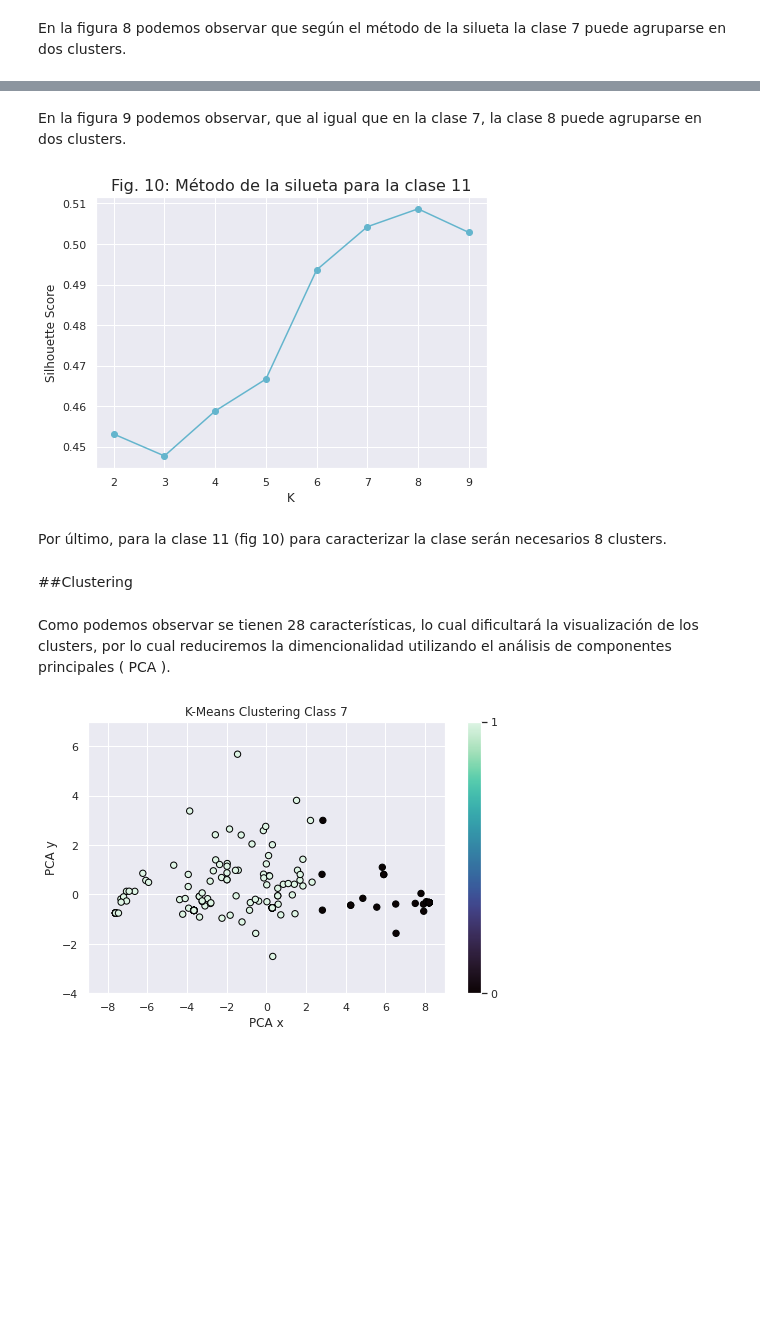
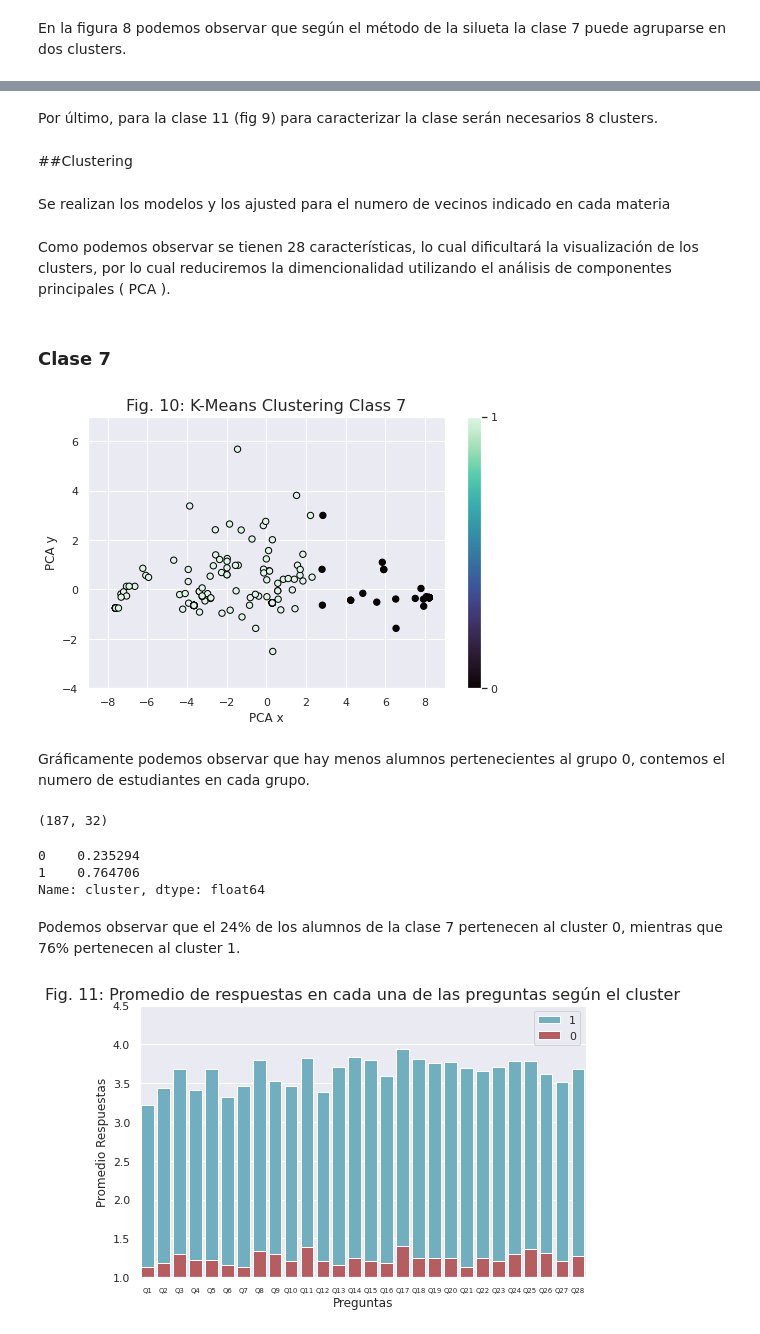
Before and after one commit to SarahLares/Clustering_on_Survery, a Jupyter notebook: Tarea_3_Clustering.ipynb, the cells around one changed output, grey strips where cells are left out. Drawn from its saved outputs; the diff is of its cells as text; code cells hidden in the pictures; blank space fills up the shorter version.

```diff
--- a/Tarea_3_Clustering.ipynb
+++ b/Tarea_3_Clustering.ipynb
@@ -254,17 +249,8 @@ plt.show()
-# %% [markdown]
-En la figura 9 podemos observar, que al igual que en la clase 7, la clase 8 puede agruparse en dos clusters.
-# %%
-plt.figure(figsize=(7,5))
-plt.plot(np.linspace(2,9,8),sil_11,'co-')
-plt.xlabel ('K')
-plt.ylabel ('Silhouette Score')
-plt.title('Fig. 10: Método de la silueta para la clase 11',fontsize=16)
-plt.show()
-# %% [output]
-[figure, removed]
 # %% [markdown]
-Por último, para la clase 11 (fig 10) para caracterizar la clase serán necesarios 8 clusters.
+Por último, para la clase 11 (fig 9) para caracterizar la clase serán necesarios 8 clusters.
 # %% [markdown]
 ##Clustering
+# %% [markdown]
+Se realizan los modelos y los ajusted para el numero de vecinos indicado en cada materia
 # %%
 model_C7 = KMeans(n_clusters=2, random_state = 4).fit(X_7)
@@ -287,10 +270,12 @@ X8_PCA = pca_8.fit_transform(X_8)
 X11_PCA = pca_11.fit_transform(X_11)
+# %% [markdown]
+### Clase 7
 # %%
 fig = plt.figure(figsize=(8,5))
 ax = fig.add_subplot(111)
 scatter = ax.scatter(X7_PCA[:,0],X7_PCA[:,1],
                      c= labels_7,cmap='mako',s=40,edgecolors = 'black')
-ax.set_title('K-Means Clustering Class 7')
+ax.set_title('Fig. 10: K-Means Clustering Class 7',fontsize=16)
 ax.set_xlabel('PCA x')
 ax.set_ylabel('PCA y')
 ax.set_ylim(-4,7)
@@ -299,4 +284,41 @@ plt.colorbar(scatter,ticks= [0,1],spacing='uniform')
 
 plt.show()
 # %% [output]
-[figure, old version]
+[figure, new version]
+# %% [markdown]
+Gráficamente podemos observar que hay menos alumnos pertenecientes al grupo 0, contemos el numero de estudiantes en cada grupo.
+# %%
+C7 = pd.concat([df.loc[df['class']==7].iloc[:,2:].reset_index(drop=True),pd.DataFrame(labels_7,columns=['cluster'])],axis=1)
+C7.shape
+# %% [output]
+(187, 32)
+# %%
+C7['cluster'].value_counts(sort=False,normalize = True)
+# %% [output]
+0    0.235294
+1    0.764706
+Name: cluster, dtype: float64
+# %% [markdown]
+Podemos observar que el 24% de los alumnos de la clase 7 pertenecen al cluster 0, mientras que 76% pertenecen al cluster 1.
+# %%
+XC7 = C7.loc[C7['cluster']==0].iloc [:, 3:31]
+C70_means = XC7.mean(axis = 0)
+C70_means = C70_means.to_frame('cluster=0')
+C70_means.reset_index(level=0, inplace=True)
+XC71 = C7.loc[C7['cluster']==1].iloc [:, 3:31]
+C71_means = XC71.mean(axis = 0)
+C71_means = C71_means.to_frame('cluster=1')
+C7_means= pd.concat([C70_means,C71_means.reset_index(drop=True)],axis=1)
+# %%
+plt.figure(figsize=(8,5))
+plt.title("Fig. 11: Promedio de respuestas en cada una de las preguntas según el cluster",fontsize=16)
+sns.barplot(x='index', y = 'cluster=1', data = C7_means, color='c',label='1')
+sns.barplot(x='index', y = 'cluster=0', data = C7_means, color='r',label='0')
+plt.tick_params(axis='x', labelsize=7)
+plt.ylabel('Promedio Respuestas')
+plt.xlabel('Preguntas')
+plt.legend()
+plt.ylim(1,4.5)
+plt.show()
+# %% [output]
+[figure, added]
```
Also changed, not shown: parts of 35 cells of this notebook.
